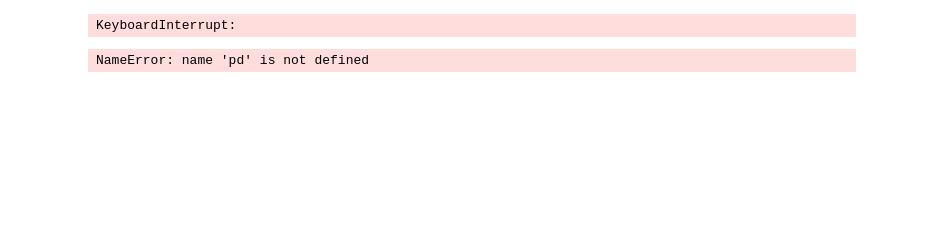
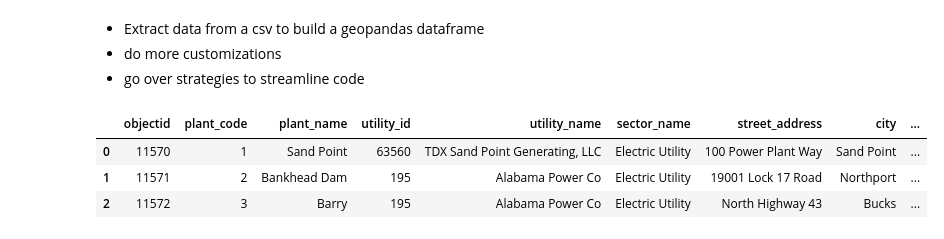
Before and after one commit to mmorenorolon/eds220-2025-in-class, a Jupyter notebook: week5-code-streamlining.ipynb, the cells around one changed output. Saved outputs shown, nothing was run; the diff lists cells and outputs as text; code cells hidden in the pictures; blank space fills up the shorter version.

```diff
--- a/week5-code-streamlining.ipynb
+++ b/week5-code-streamlining.ipynb
@@ -1,16 +1,32 @@
 # %%
 import os
-
 import pandas as pd
 import geopandas as gpd
+from pandas.api.types import is_string_dtype, is_numeric_dtype
+import matplotlib.pyplot as plt
+
+# Display all columns when looking at dataframes
+pd.set_option("display.max.columns", None)
-# %% [output]
-KeyboardInterrupt:
+# %% [markdown]
+- Extract data from a csv to build a geopandas dataframe
+- do more customizations
+- go over strategies to streamline code
 # %%
 # Import power plants data
 URL = 'https://raw.githubusercontent.com/carmengg/eds-220-book/refs/heads/main/data/power_plants_epsg4269.csv'
 power_plants = pd.read_csv(URL)
-power_plants.head()
+
+# Simpify column names
+power_plants.columns = power_plants.columns.str.lower()
+
+# Drop first column
+power_plants = power_plants.drop(columns='unnamed: 0')
+
+power_plants.head(3)
 # %% [output]
-NameError: name 'pd' is not defined
+|  | objectid | plant_code | plant_name | utility_id | utility_name | sector_name | street_address | city | ... |
+| 0 | 11570 | 1 | Sand Point | 63560 | TDX Sand Point Generating, LLC | Electric Utility | 100 Power Plant Way | Sand Point | ... |
+| 1 | 11571 | 2 | Bankhead Dam | 195 | Alabama Power Co | Electric Utility | 19001 Lock 17 Road | Northport | ... |
+| 2 | 11572 | 3 | Barry | 195 | Alabama Power Co | Electric Utility | North Highway 43 | Bucks | ... |
 # %%
 # Import states data
```
Also changed, not shown: parts of 24 cells of this notebook.
